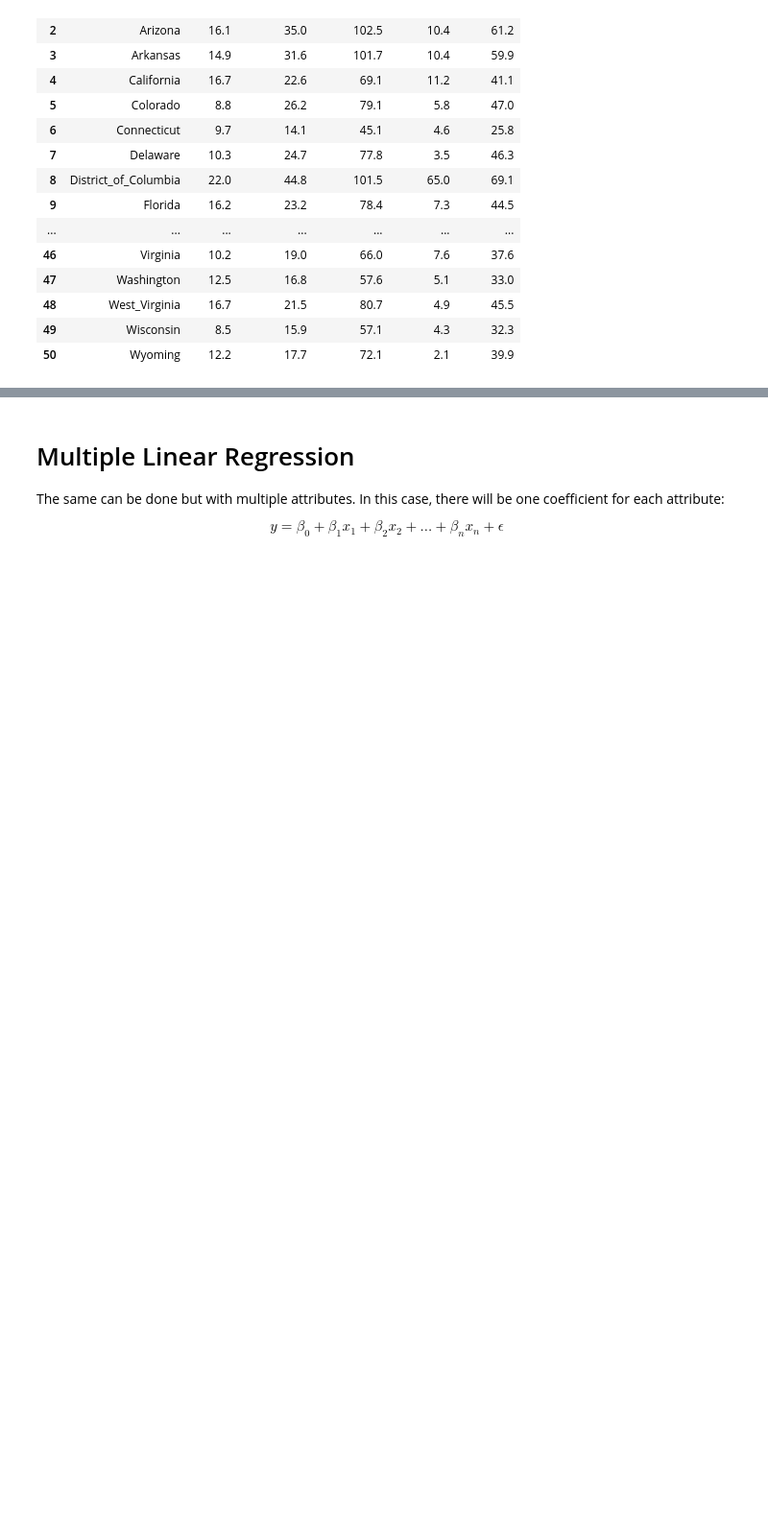
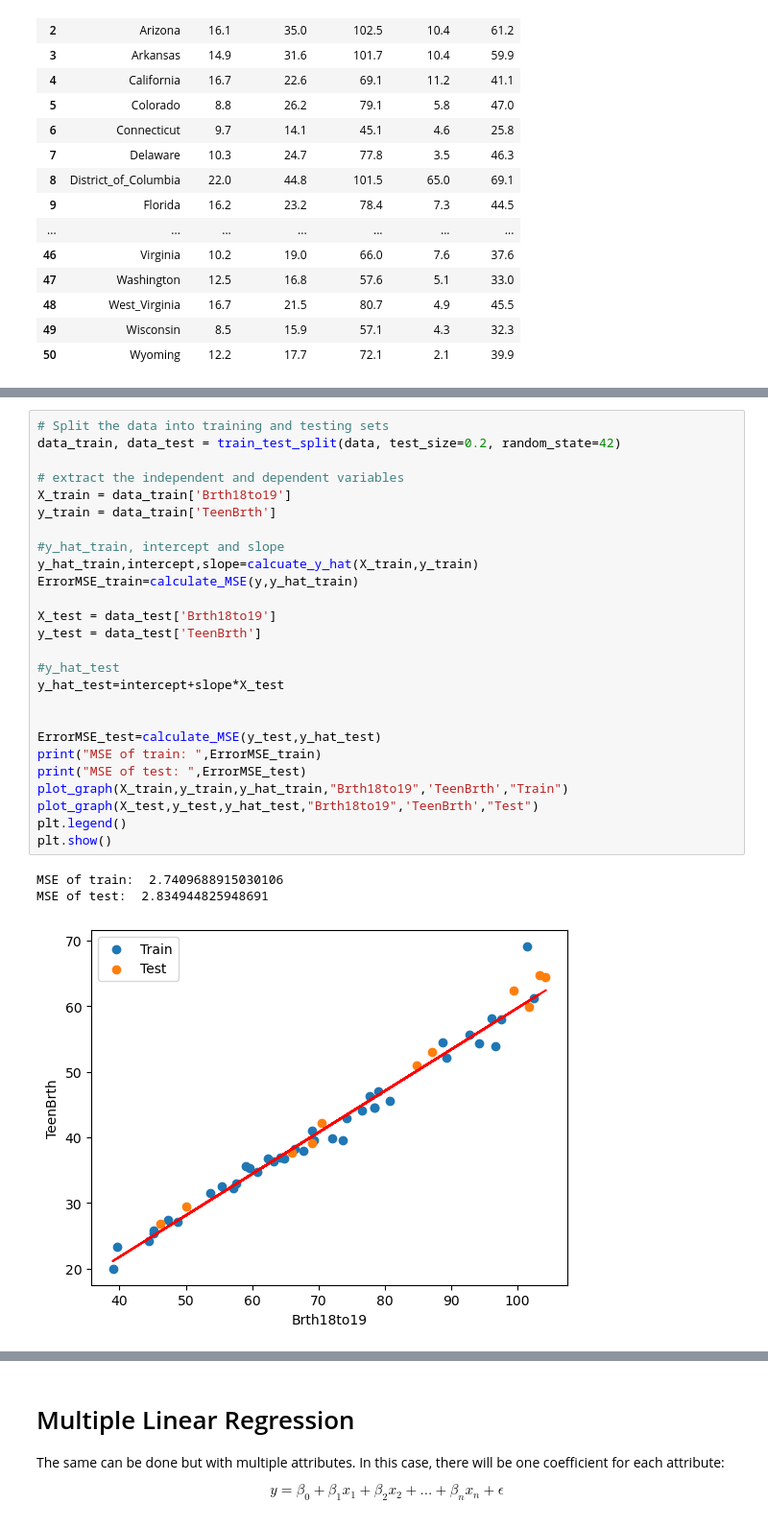
Before and after one commit to afrincon2/Machine_learning, a Jupyter notebook: LinearRegression/LinearRegression-Ex.ipynb, the cells around one changed output, grey strips where cells are left out. Shown: that part at 96% size. Saved outputs shown, nothing was run; the diff lists cells and outputs as text; blank space fills up the shorter version.

```diff
--- a/LinearRegression/LinearRegression-Ex.ipynb
+++ b/LinearRegression/LinearRegression-Ex.ipynb
@@ -131,3 +131,33 @@ plt.show()
 MSE of train:  57.794279530903175
 MSE of test:  80.82982137317035
 [figure]
+# %%
+# Split the data into training and testing sets
+data_train, data_test = train_test_split(data, test_size=0.2, random_state=42)
+
+# extract the independent and dependent variables
+X_train = data_train['Brth18to19']
+y_train = data_train['TeenBrth']
+
+#y_hat_train, intercept and slope
+y_hat_train,intercept,slope=calcuate_y_hat(X_train,y_train)
+ErrorMSE_train=calculate_MSE(y,y_hat_train)
+
+X_test = data_test['Brth18to19']
+y_test = data_test['TeenBrth']
+
+#y_hat_test
+y_hat_test=intercept+slope*X_test
+
+
+ErrorMSE_test=calculate_MSE(y_test,y_hat_test)
+print("MSE of train: ",ErrorMSE_train)
+print("MSE of test: ",ErrorMSE_test)
+plot_graph(X_train,y_train,y_hat_train,"Brth18to19",'TeenBrth',"Train")
+plot_graph(X_test,y_test,y_hat_test,"Brth18to19",'TeenBrth',"Test")
+plt.legend()
+plt.show()
+# %% [output]
+MSE of train:  2.7409688915030106
+MSE of test:  2.834944825948691
+[figure, added]
```
Also changed, not shown: parts of 4 cells of this notebook.
